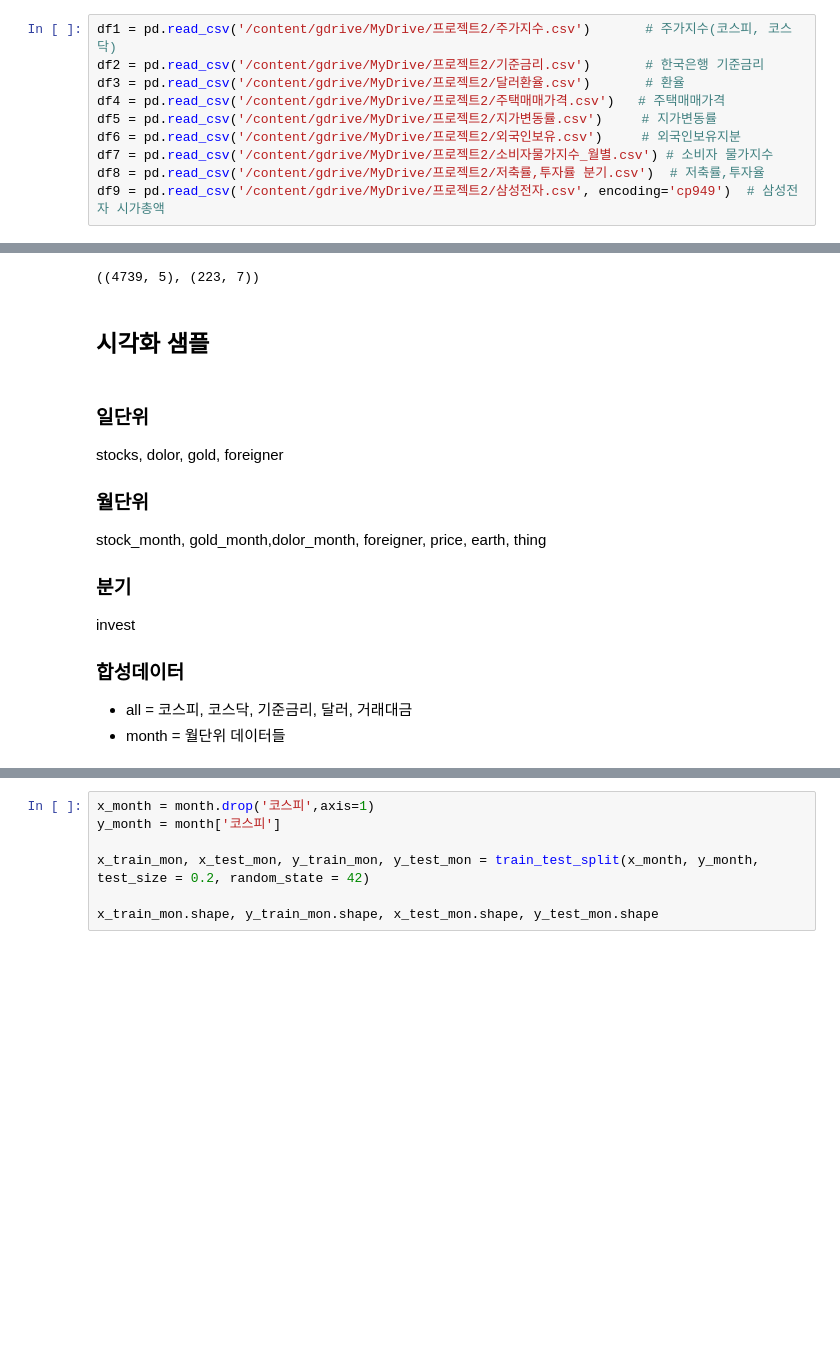
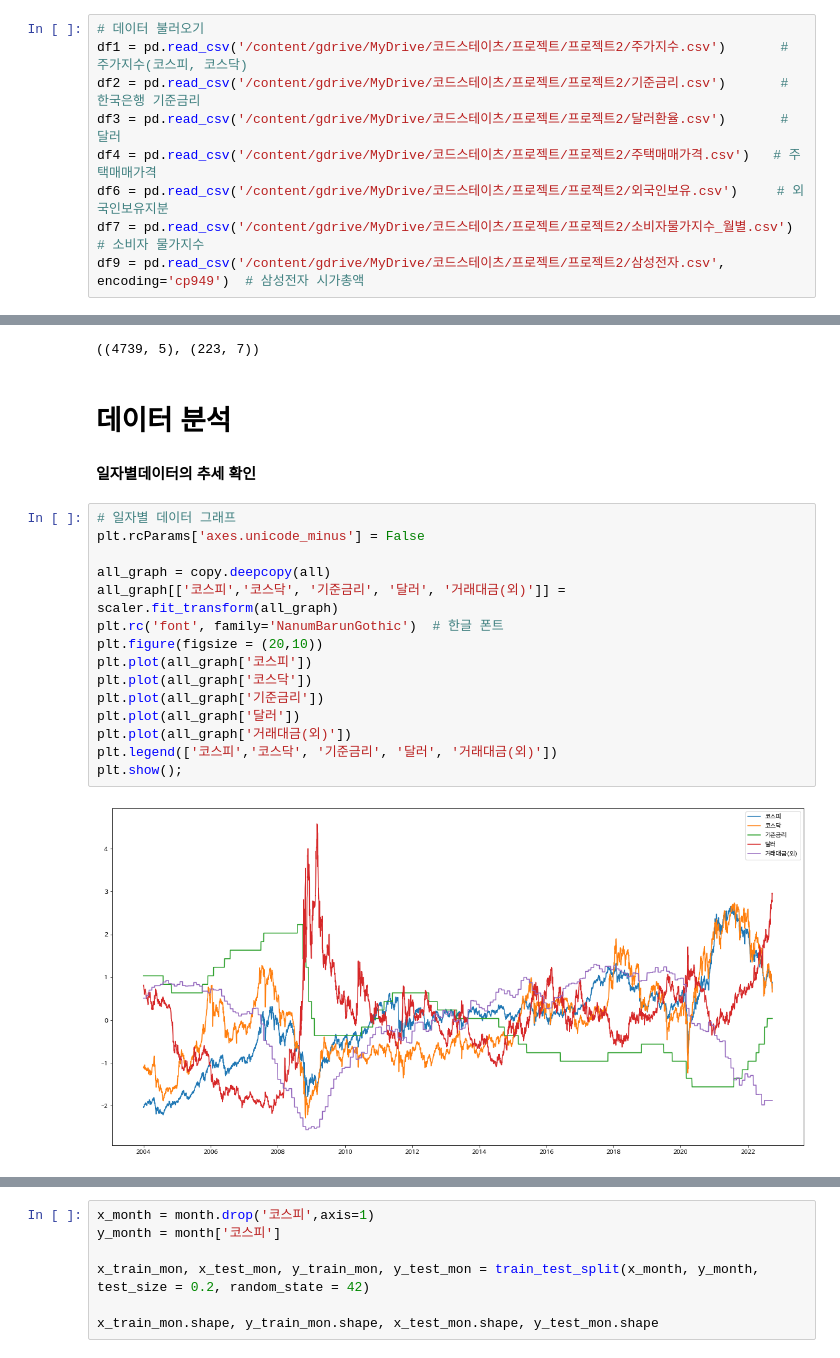
Before and after one commit to ev1025/CS_Project2, a Jupyter notebook: 프로젝트2.ipynb, the cells around one changed output, grey strips where cells are left out. Saved outputs shown, nothing was run; the diff lists cells and outputs as text; blank space fills up the shorter version.

```diff
--- a/프로젝트2.ipynb
+++ b/프로젝트2.ipynb
@@ -49,11 +85,10 @@ plt.legend(['폰트 테스트'])
 # %%
-df1 = pd.read_csv('/content/gdrive/MyDrive/프로젝트2/주가지수.csv')       # 주가지수(코스피, 코스닥)
-df2 = pd.read_csv('/content/gdrive/MyDrive/프로젝트2/기준금리.csv')       # 한국은행 기준금리
-df3 = pd.read_csv('/content/gdrive/MyDrive/프로젝트2/달러환율.csv')       # 환율
-df4 = pd.read_csv('/content/gdrive/MyDrive/프로젝트2/주택매매가격.csv')   # 주택매매가격
-df5 = pd.read_csv('/content/gdrive/MyDrive/프로젝트2/지가변동률.csv')     # 지가변동률
-df6 = pd.read_csv('/content/gdrive/MyDrive/프로젝트2/외국인보유.csv')     # 외국인보유지분
-df7 = pd.read_csv('/content/gdrive/MyDrive/프로젝트2/소비자물가지수_월별.csv') # 소비자 물가지수
-df8 = pd.read_csv('/content/gdrive/MyDrive/프로젝트2/저축률,투자률 분기.csv')  # 저축률,투자율
-df9 = pd.read_csv('/content/gdrive/MyDrive/프로젝트2/삼성전자.csv', encoding='cp949')  # 삼성전자 시가총액
+# 데이터 불러오기
+df1 = pd.read_csv('/content/gdrive/MyDrive/코드스테이츠/프로젝트/프로젝트2/주가지수.csv')       # 주가지수(코스피, 코스닥)
+df2 = pd.read_csv('/content/gdrive/MyDrive/코드스테이츠/프로젝트/프로젝트2/기준금리.csv')       # 한국은행 기준금리
+df3 = pd.read_csv('/content/gdrive/MyDrive/코드스테이츠/프로젝트/프로젝트2/달러환율.csv')       # 달러
+df4 = pd.read_csv('/content/gdrive/MyDrive/코드스테이츠/프로젝트/프로젝트2/주택매매가격.csv')   # 주택매매가격
+df6 = pd.read_csv('/content/gdrive/MyDrive/코드스테이츠/프로젝트/프로젝트2/외국인보유.csv')     # 외국인보유지분
+df7 = pd.read_csv('/content/gdrive/MyDrive/코드스테이츠/프로젝트/프로젝트2/소비자물가지수_월별.csv') # 소비자 물가지수
+df9 = pd.read_csv('/content/gdrive/MyDrive/코드스테이츠/프로젝트/프로젝트2/삼성전자.csv', encoding='cp949')  # 삼성전자 시가총액
 # %%
@@ -169,16 +196,24 @@ month.dropna(how='any', axis=0, inplace = True)
 all.shape, month.shape
 # %% [output]
 ((4739, 5), (223, 7))
-# %% [markdown]
-## 시각화 샘플
-# %% [markdown]
-### 일단위
-stocks, dolor, gold, foreigner
-### 월단위
-stock_month, gold_month,dolor_month, foreigner, price, earth, thing
-### 분기
-invest
-
-### 합성데이터
-- all = 코스피, 코스닥, 기준금리, 달러, 거래대금
-- month = 월단위 데이터들
+# %% [markdown]
+# 데이터 분석
+# %% [markdown]
+**일자별데이터의 추세 확인**
+# %%
+# 일자별 데이터 그래프
+plt.rcParams['axes.unicode_minus'] = False
+
+all_graph = copy.deepcopy(all)
+all_graph[['코스피','코스닥', '기준금리', '달러', '거래대금(외)']] = scaler.fit_transform(all_graph)
+plt.rc('font', family='NanumBarunGothic')  # 한글 폰트
+plt.figure(figsize = (20,10))
+plt.plot(all_graph['코스피'])
+plt.plot(all_graph['코스닥'])
+plt.plot(all_graph['기준금리'])
+plt.plot(all_graph['달러'])
+plt.plot(all_graph['거래대금(외)'])
+plt.legend(['코스피','코스닥', '기준금리', '달러', '거래대금(외)'])
+plt.show();
+# %% [output]
+[figure, added]
```
Also changed, not shown: parts of 91 cells of this notebook.
